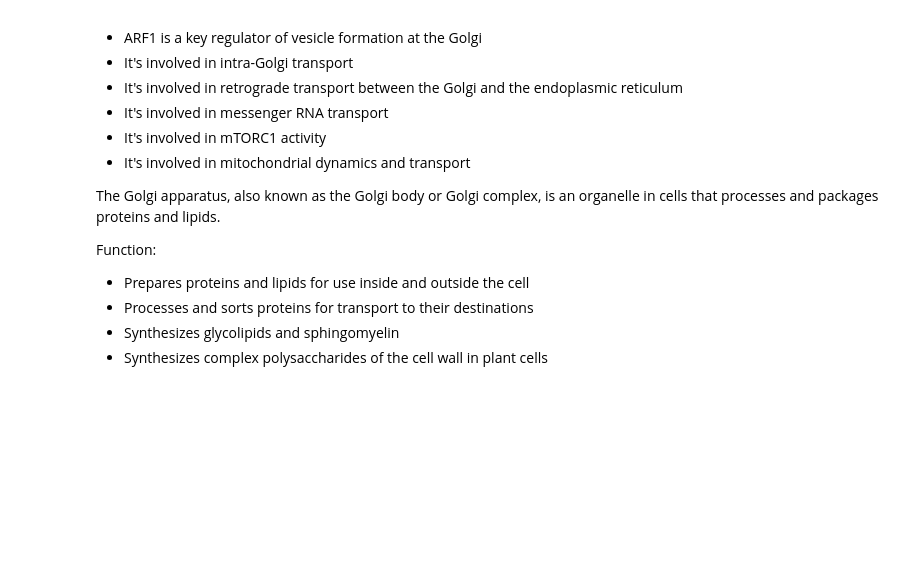
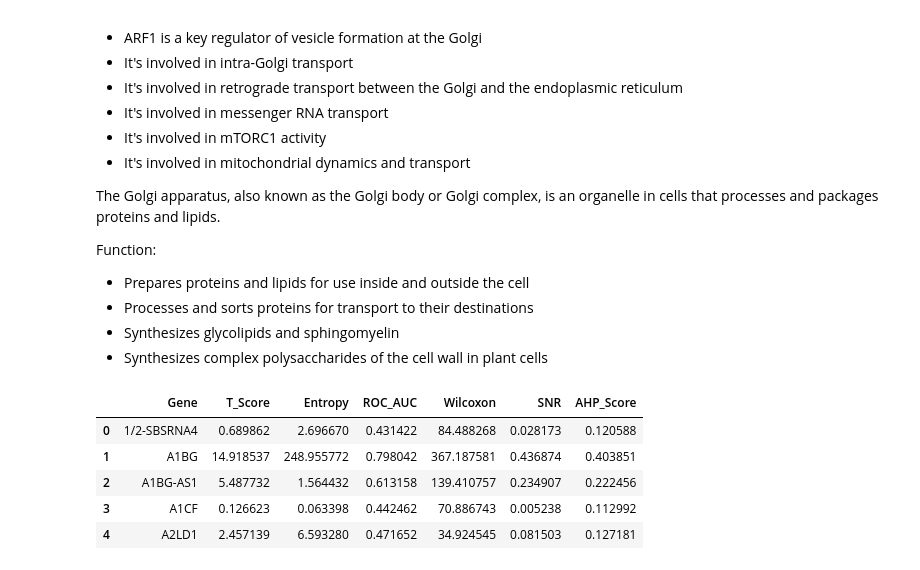
Before and after one commit to ANikfarjam/GeneScope, a Jupyter notebook: BackEnd/Models/AHP.ipynb, the cells around one changed output. Drawn from its saved outputs; the diff is of its cells as text; code cells hidden in the pictures; blank space fills up the shorter version.

```diff
--- a/AHP.ipynb
+++ b/BackEnd/Models/AHP.ipynb
@@ -192,3 +192,12 @@ Function:
 * Processes and sorts proteins for transport to their destinations
 * Synthesizes glycolipids and sphingomyelin
 * Synthesizes complex polysaccharides of the cell wall in plant cells
+# %%
+results_df.head()
+# %% [output]
+|  | Gene | T_Score | Entropy | ROC_AUC | Wilcoxon | SNR | AHP_Score |
+| 0 | 1/2-SBSRNA4 | 0.689862 | 2.696670 | 0.431422 | 84.488268 | 0.028173 | 0.120588 |
+| 1 | A1BG | 14.918537 | 248.955772 | 0.798042 | 367.187581 | 0.436874 | 0.403851 |
+| 2 | A1BG-AS1 | 5.487732 | 1.564432 | 0.613158 | 139.410757 | 0.234907 | 0.222456 |
+| 3 | A1CF | 0.126623 | 0.063398 | 0.442462 | 70.886743 | 0.005238 | 0.112992 |
+| 4 | A2LD1 | 2.457139 | 6.593280 | 0.471652 | 34.924545 | 0.081503 | 0.127181 |
```
Also changed, not shown: parts of 1 cell of this notebook, 8 other files.
